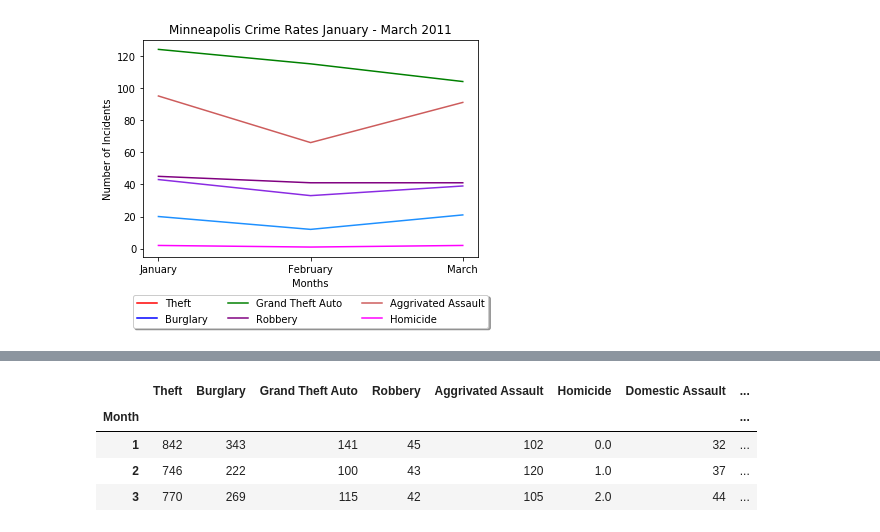
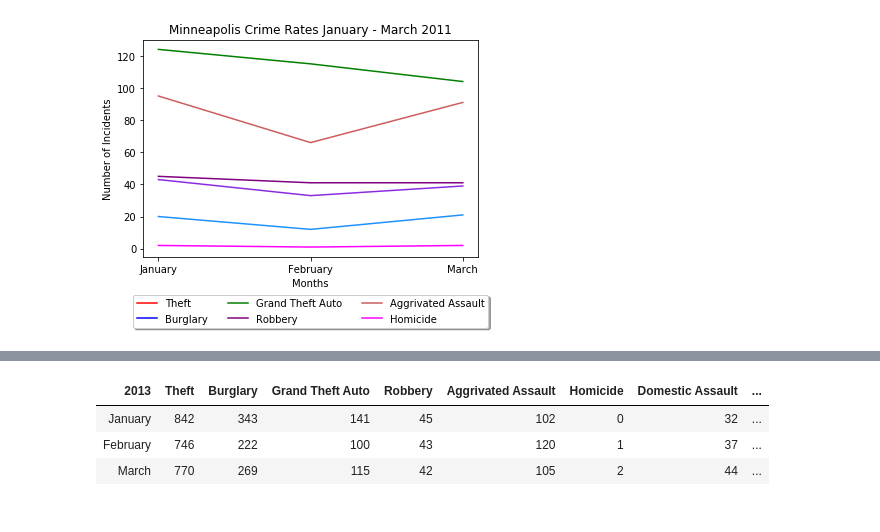
Before and after one commit to PatrickHennessey/GroupPoject01File, a Jupyter notebook: patrick_stuff/atl_min.ipynb, the cells around one changed output, grey strips where cells are left out. Cells and saved outputs as stored; diff of their text form; code cells hidden in the pictures.

```diff
--- a/patrick_stuff/atl_min.ipynb
+++ b/patrick_stuff/atl_min.ipynb
@@ -631,33 +677,35 @@ plt.savefig("images/MN2012Zoom.png", dpi=300)
 # %%
 ## Indianapolis 2013 ##
 mn_theft_month_2013 = mn_month_df[(mn_month_df.Crime == 'Theft') & (mn_month_df.Year == 2013) & (mn_month_df.Month < 4)].groupby('Month')['Crime'].count()
 mn_burglary_month_2013 = mn_month_df[(mn_month_df.Crime == 'Burglary') & (mn_month_df.Year == 2013) & (mn_month_df.Month < 4)].groupby('Month')['Crime'].count()
 mn_auto_month_2013 = mn_month_df[(mn_month_df.Crime == 'Grand Theft Auto') & (mn_month_df.Year == 2013) & (mn_month_df.Month < 4)].groupby('Month')['Crime'].count()
 mn_robbery_month_2013 = mn_month_df[(mn_month_df.Crime == 'Robbery') & (mn_month_df.Year == 2013) & (mn_month_df.Month < 4)].groupby('Month')['Crime'].count()
 mn_aassault_month_2013 = mn_month_df[(mn_month_df.Crime == 'Aggrivated Assault') & (mn_month_df.Year == 2013) & (mn_month_df.Month < 4)].groupby('Month')['Crime'].count()
 mn_homicide_month_2013 = mn_month_df[(mn_month_df.Crime == 'Homicide') & (mn_month_df.Year == 2013) & (mn_month_df.Month < 4)].groupby('Month')['Crime'].count()
 mn_domestic_month_2013 = mn_month_df[(mn_month_df.Crime == 'Domestic Assault') & (mn_month_df.Year == 2013) & (mn_month_df.Month < 4)].groupby('Month')['Crime'].count()
 mn_sex_month_2013 = mn_month_df[(mn_month_df.Crime == 'Sex Offense') & (mn_month_df.Year == 2013) & (mn_month_df.Month < 4)].groupby('Month')['Crime'].count()
 mn_arson_month_2013 = mn_month_df[(mn_month_df.Crime == 'Arson') & (mn_month_df.Year == 2013) & (mn_month_df.Month < 4)].groupby('Month')['Crime'].count()
 
 mn_crime_2013_df = pd.DataFrame({
+    "2013": ["January", "February", "March"],
     "Theft": mn_theft_month_2013,
     "Burglary": mn_burglary_month_2013,
     "Grand Theft Auto": mn_auto_month_2013,
     "Robbery": mn_robbery_month_2013,
     "Aggrivated Assault": mn_aassault_month_2013,
     "Homicide": mn_homicide_month_2013,
     "Domestic Assault": mn_domestic_month_2013,
     "Sex Offense" : mn_sex_month_2013,
     "Arson" : mn_arson_month_2013
 })
-mn_crime_2013_df.fillna(0).style.format("{:,}")
+
+mn_crime_2013_df.index.name = None
+mn_crime_2013_df.fillna(0).style.hide_index()
 # %% [output]
-|  | Theft | Burglary | Grand Theft Auto | Robbery | Aggrivated Assault | Homicide | Domestic Assault | ... |
-| Month |  |  |  |  |  |  |  | ... |
-| 1 | 842 | 343 | 141 | 45 | 102 | 0.0 | 32 | ... |
-| 2 | 746 | 222 | 100 | 43 | 120 | 1.0 | 37 | ... |
-| 3 | 770 | 269 | 115 | 42 | 105 | 2.0 | 44 | ... |
+| 2013 | Theft | Burglary | Grand Theft Auto | Robbery | Aggrivated Assault | Homicide | Domestic Assault | ... |
+| January | 842 | 343 | 141 | 45 | 102 | 0 | 32 | ... |
+| February | 746 | 222 | 100 | 43 | 120 | 1 | 37 | ... |
+| March | 770 | 269 | 115 | 42 | 105 | 2 | 44 | ... |
 # %%
 # Minneapolis 2013 graph
 x_axis = ('January', 'February', 'March')
```
Also changed, not shown: parts of 23 cells of this notebook, 24 other files.
